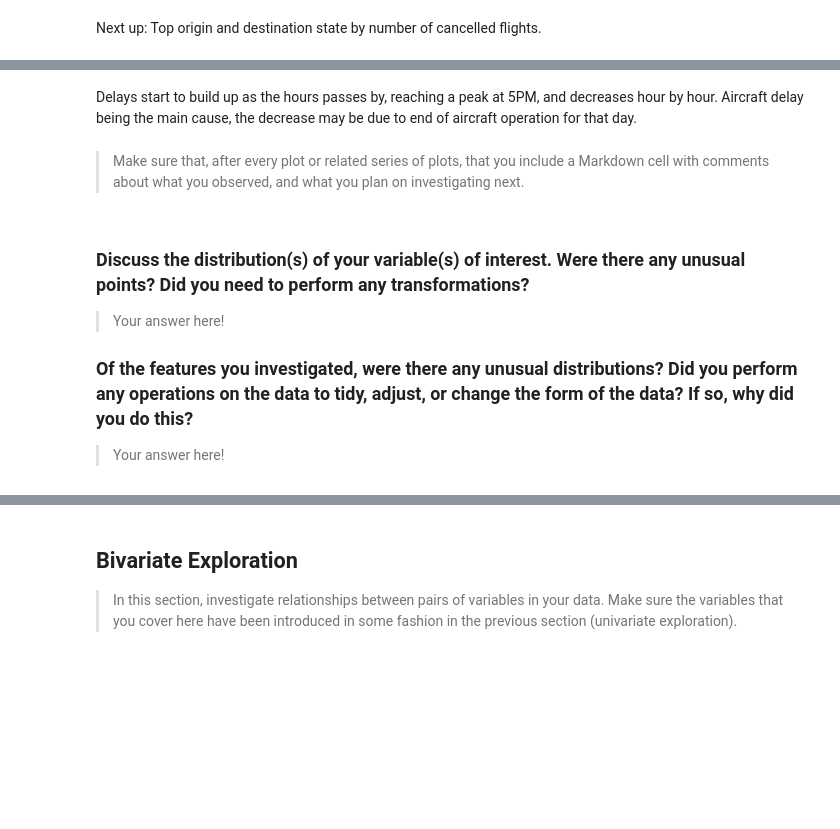
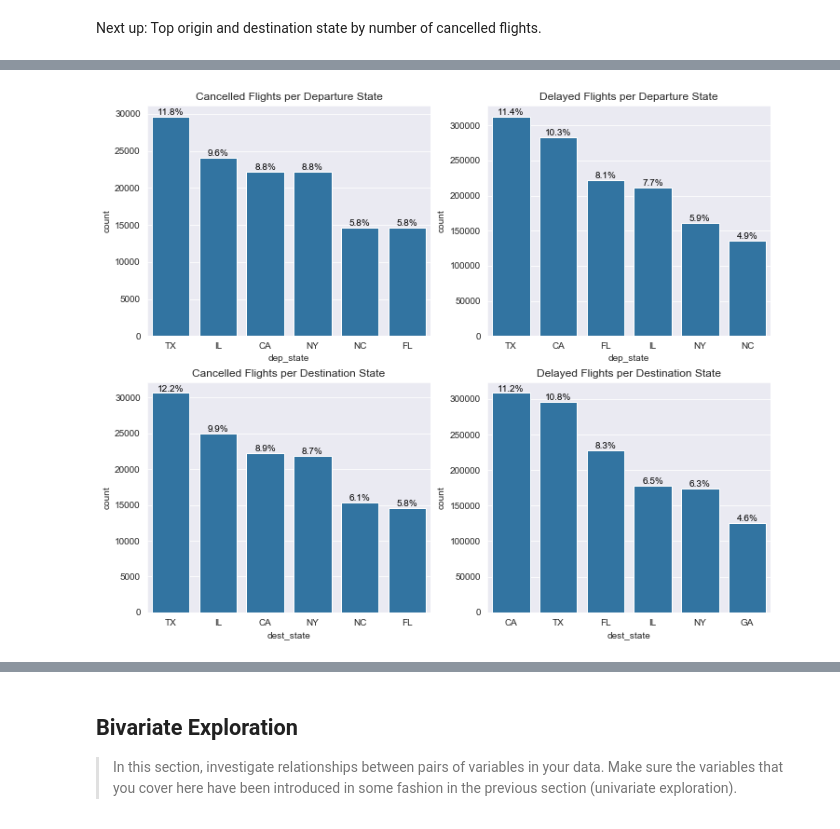
Before and after one commit to thaysmartinez/flights-data-exploration, a Jupyter notebook: exploration_template.ipynb, the cells around one changed output, grey strips where cells are left out. Saved outputs shown, nothing was run; the diff lists cells and outputs as text; code cells hidden in the pictures; blank space fills up the shorter version.

```diff
--- a/exploration_template.ipynb
+++ b/exploration_template.ipynb
@@ -309,14 +215,30 @@ chart_props('crs_hour', order_cat=False)
-# %% [markdown]
-Delays start to build up as the hours passes by, reaching a peak at 5PM, and decreases hour by hour. Aircraft delay being the main cause, the decrease may be due to end of aircraft operation for that day.
-# %% [markdown]
-> Make sure that, after every plot or related series of plots, that you
-include a Markdown cell with comments about what you observed, and what
-you plan on investigating next.
-# %% [markdown]
-### Discuss the distribution(s) of your variable(s) of interest. Were there any unusual points? Did you need to perform any transformations?
-
-> Your answer here!
-
-### Of the features you investigated, were there any unusual distributions? Did you perform any operations on the data to tidy, adjust, or change the form of the data? If so, why did you do this?
-
-> Your answer here!
+# %%
+plt.figure(figsize = [12, 10]) # larger figure size for subplots
+
+dep_canc = df_cancel.dep_state.value_counts().index[:6]
+dest_canc = df_cancel.dest_state.value_counts().index[:6]
+
+dep_delay = df_delay.dep_state.value_counts().index[:6]
+dest_delay = df_delay.dest_state.value_counts().index[:6]
+
+plt.subplot(2, 2, 1) # 2 rows, 1 col, subplot 1
+sb.countplot(data = df_cancel, x = 'dep_state', color=base_color, order=dep_canc)
+chart_props(df_cancel, 'dep_state')
+plt.title('Cancelled Flights per Departure State')
+
+plt.subplot(2, 2, 2) # 2 rows, 1 col, subplot 1
+sb.countplot(data = df_delay, x = 'dep_state', color=base_color, order=dep_delay)
+chart_props(df_delay, 'dep_state')
+plt.title('Delayed Flights per Departure State')
+
+plt.subplot(2, 2, 3) # 2 rows, 1 col, subplot 2
+sb.countplot(data = df_cancel, x = 'dest_state', color=base_color, order=dest_canc)
+chart_props(df_cancel, 'dest_state')
+plt.title('Cancelled Flights per Destination State')
+
+plt.subplot(2, 2, 4) # 2 rows, 1 col, subplot 1
+sb.countplot(data = df_delay, x = 'dest_state', color=base_color, order=dest_delay)
+chart_props(df_delay, 'dest_state')
+plt.title('Delayed Flights per Destination State');
+# %% [output]
+[figure, added]
```
Also changed, not shown: parts of 50 cells of this notebook.
